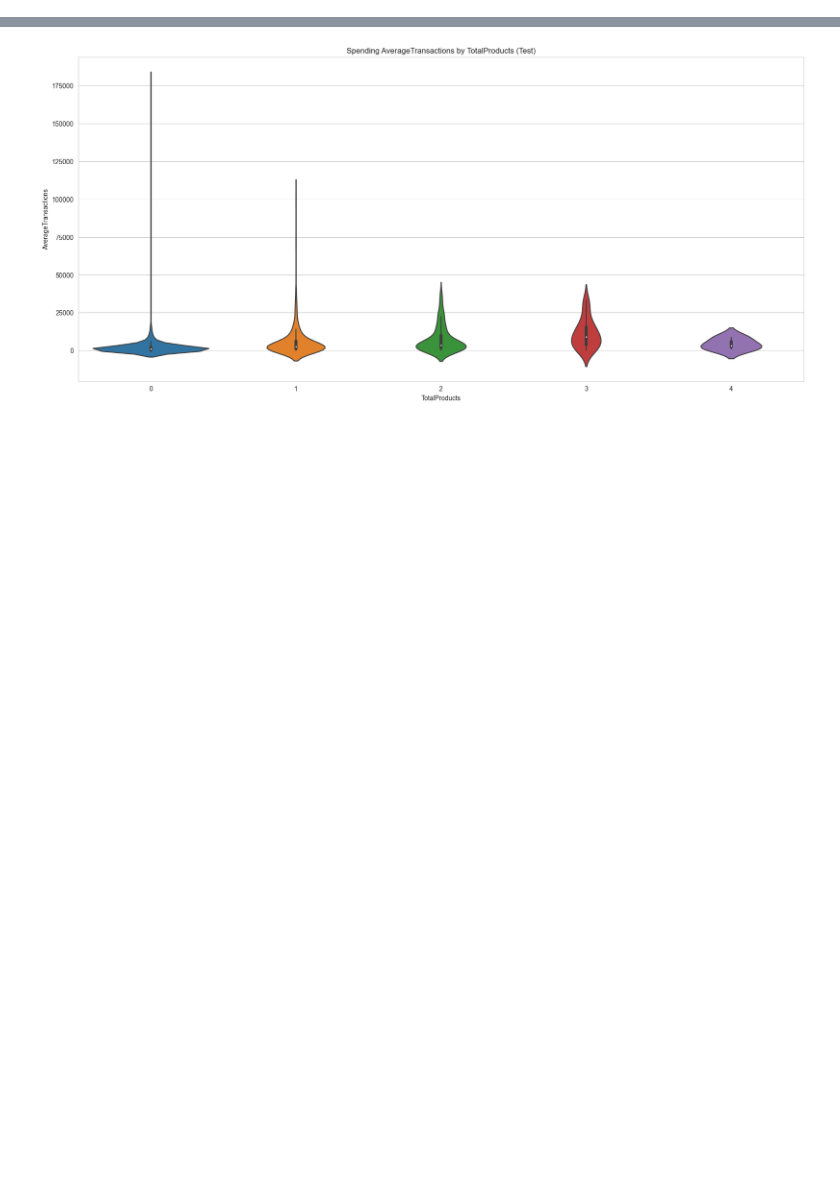
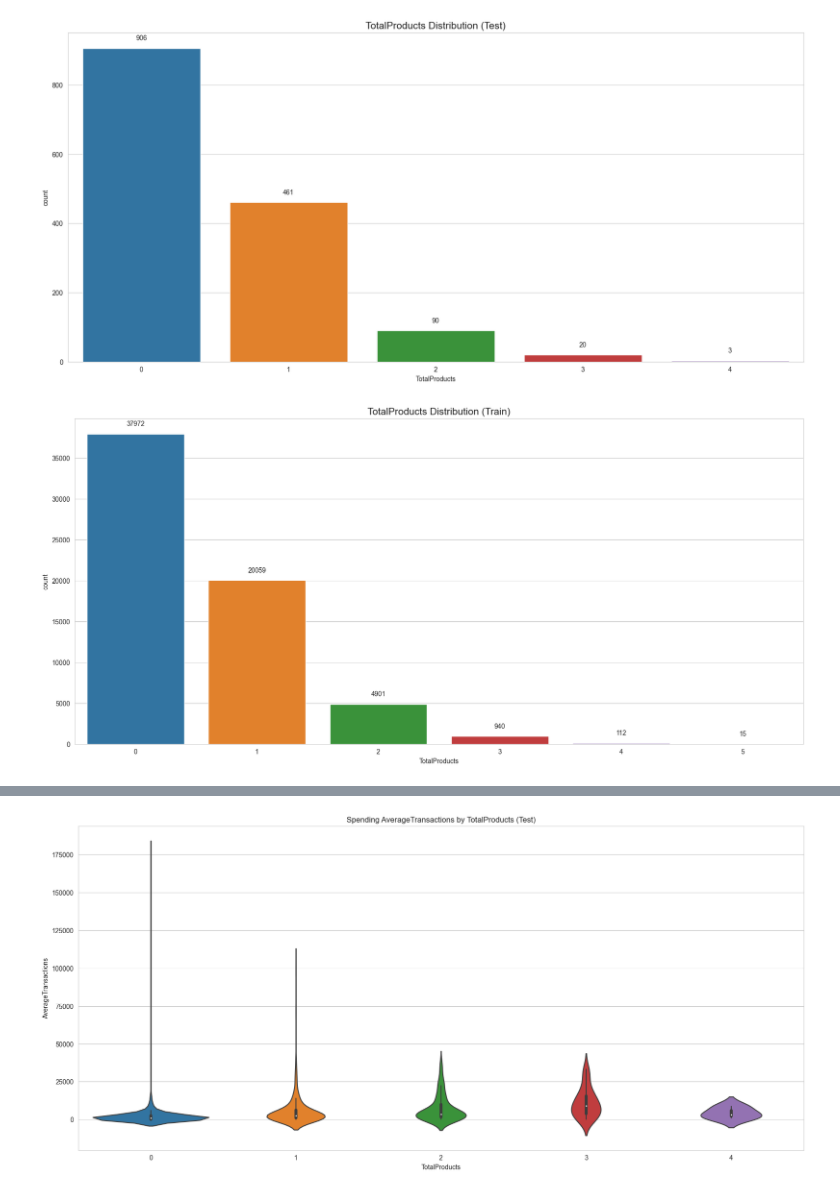
Before and after one commit to gelnomo/training-ml-python-marketing, a Jupyter notebook: marketing.ipynb, the cells around one changed output, grey strips where cells are left out. Saved outputs shown, nothing was run; the diff lists cells and outputs as text; code cells hidden in the pictures; blank space fills up the shorter version.

```diff
--- a/marketing.ipynb
+++ b/marketing.ipynb
@@ -777,0 +1015,8 @@ plt.show()
+# %%
+general_graphs.title = "TotalProducts Distribution (Test)"
+general_graphs.count_plot(df_test, "TotalProducts")
+general_graphs.title = "TotalProducts Distribution (Train)"
+general_graphs.count_plot(df_train, "TotalProducts")
+# %% [output]
+[figure, added]
+[figure, added]
```
Also changed, not shown: parts of 81 cells of this notebook, 2 other files.
